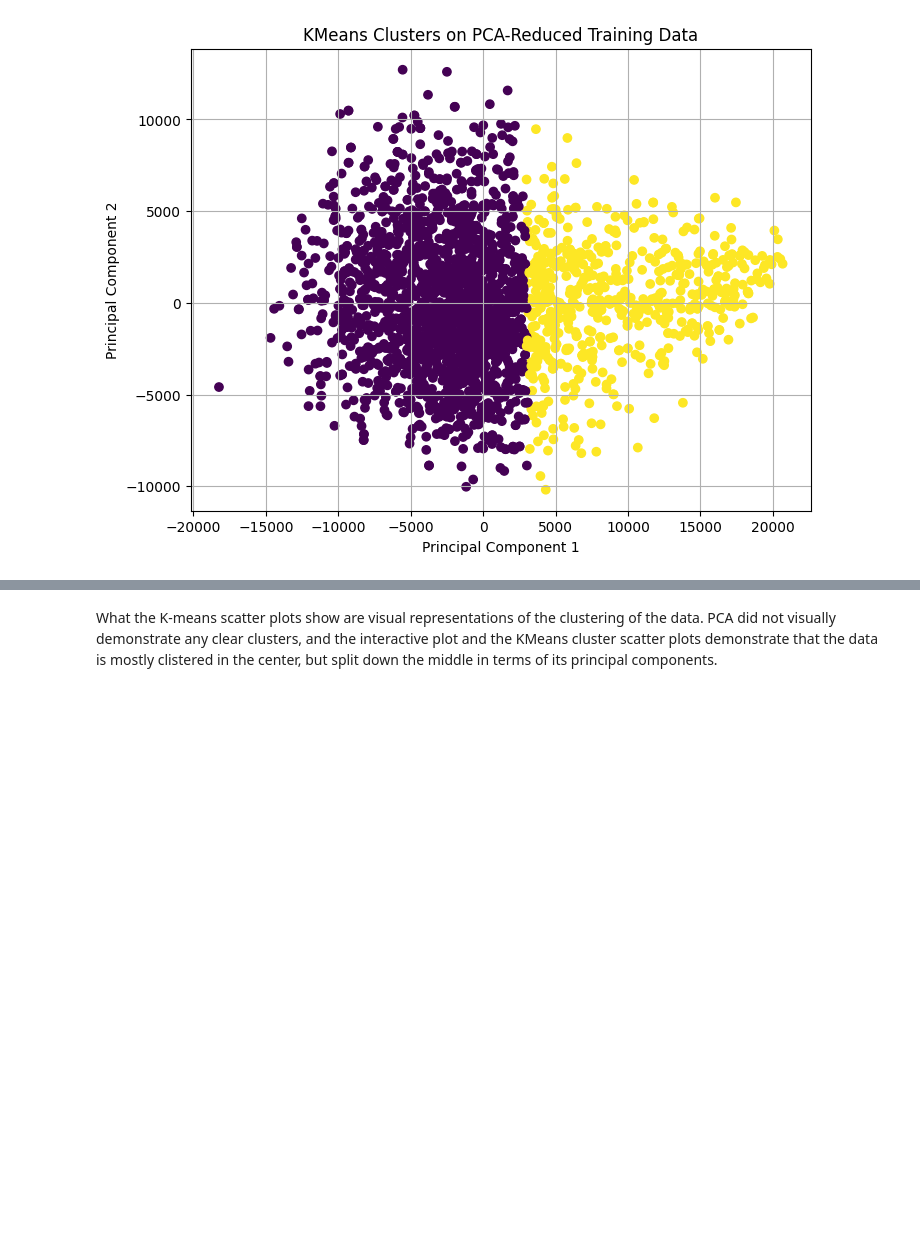
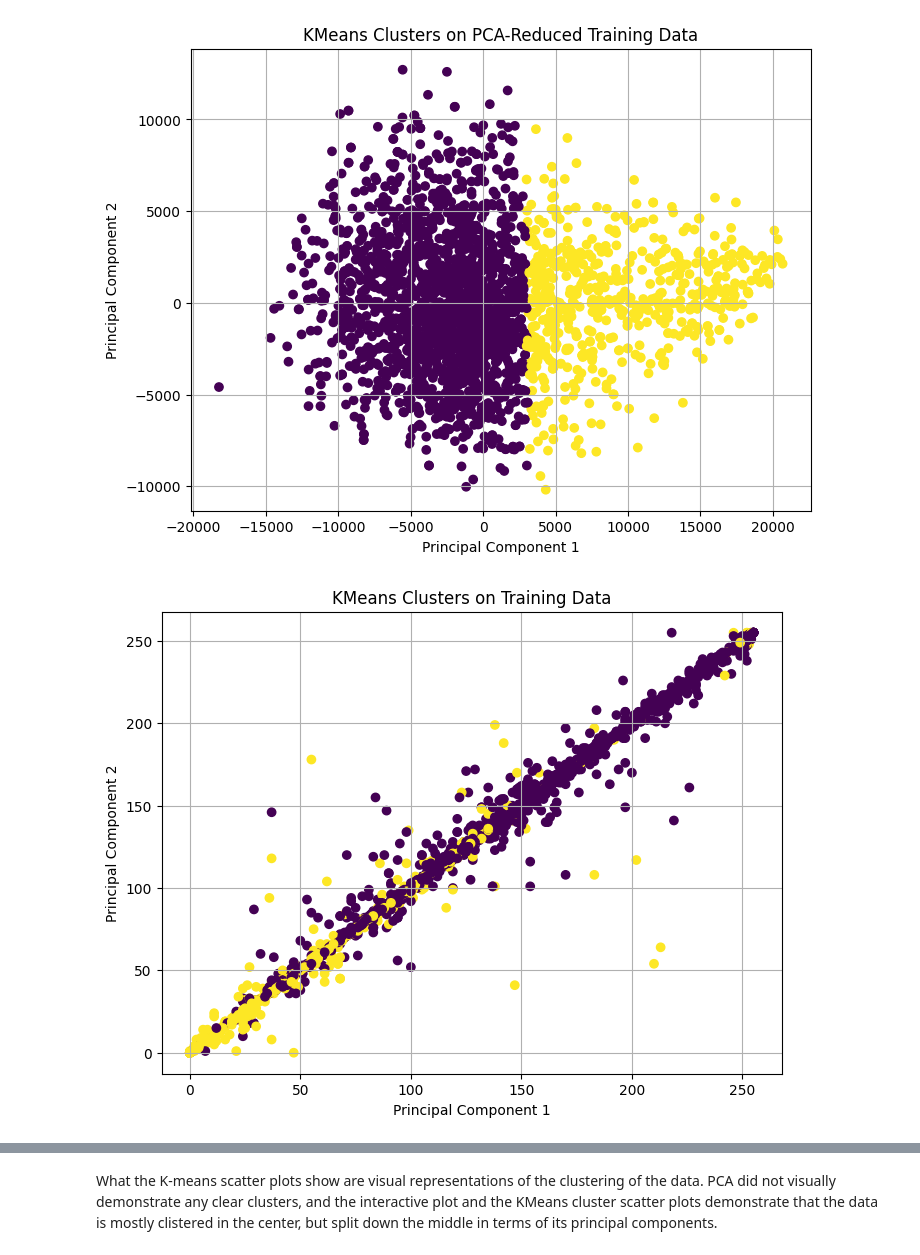
Before and after one commit to jsan712/Machine-Learning-Final-Project, a Jupyter notebook: ancient_egyptian_classification.ipynb, the cells around one changed output, grey strips where cells are left out. Saved outputs shown, nothing was run; the diff lists cells and outputs as text; code cells hidden in the pictures; blank space fills up the shorter version.

```diff
--- a/ancient_egyptian_classification.ipynb
+++ b/ancient_egyptian_classification.ipynb
@@ -482,4 +600,23 @@ plt.grid(True)
 plt.show()
 # %% [output]
 [figure]
+# %%
+# build the clustering model without PCA data
+kmeans = KMeans(n_clusters=2, random_state=42)
+kmeans.fit(X_train)
+
+# Predict cluster labels for training and testing data
+y_train_kmeans = kmeans.predict(X_train)
+y_test_kmeans = kmeans.predict(X_test)
+
+# Create a scatter plot for training data colored by cluster labels
+plt.figure(figsize=(8, 6))
+plt.scatter(X_train[:, 0], X_train[:, 1], c=y_train_kmeans, cmap="viridis")
+plt.xlabel("Principal Component 1")
+plt.ylabel("Principal Component 2")
+plt.title("KMeans Clusters on Training Data")
+plt.grid(True)
+plt.show()
+# %% [output]
+[figure, added]
 # %%
```
Also changed, not shown: parts of 20 cells of this notebook.
